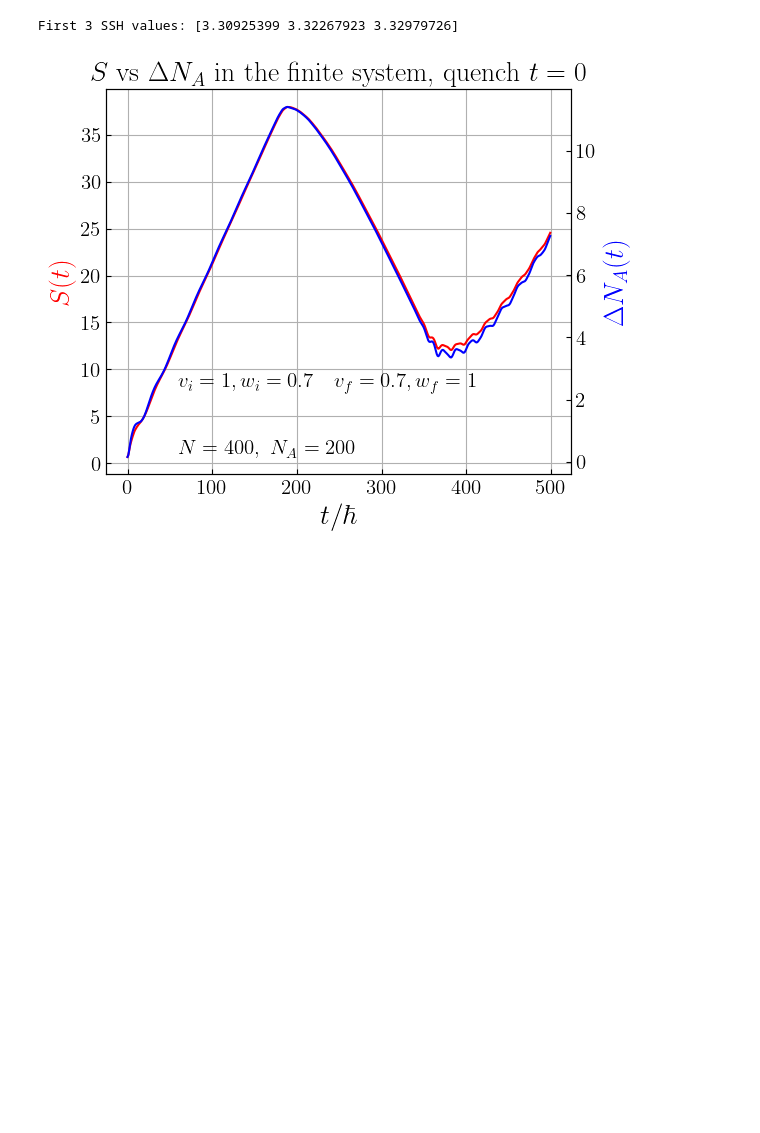
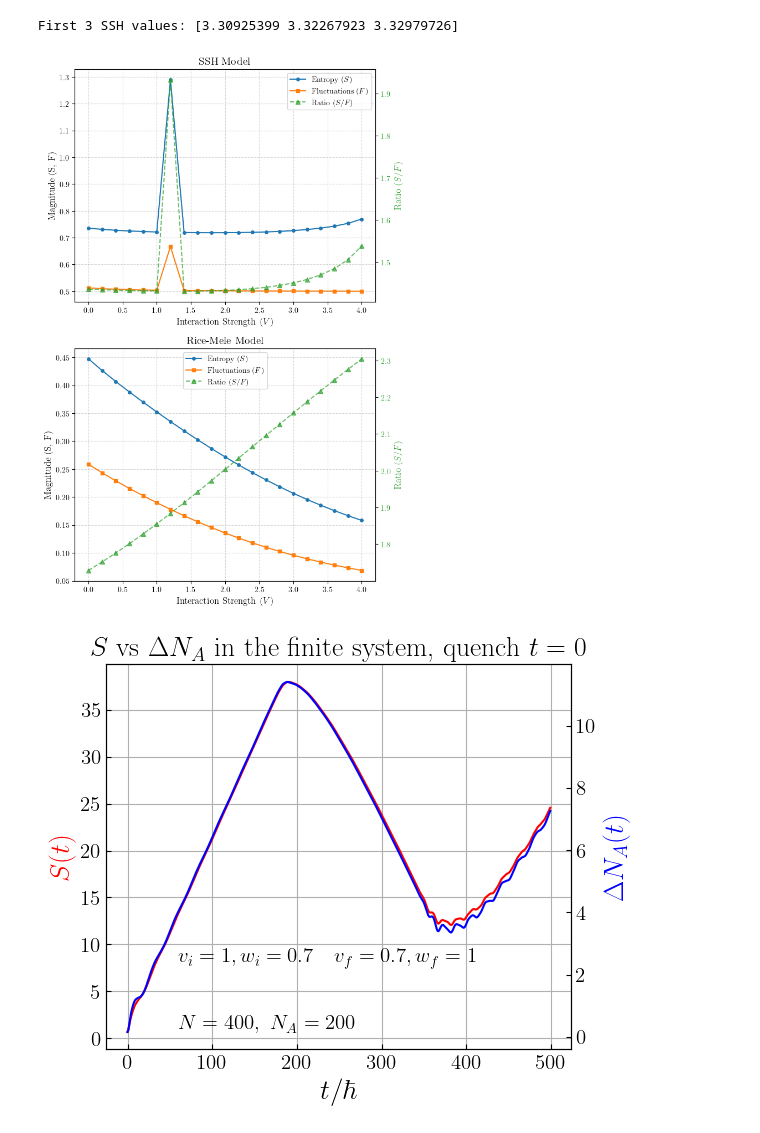
Before and after one commit to artalink7/SSH-Analysis, a Jupyter notebook: plot/plots.ipynb, the cells around one changed output. Drawn from its saved outputs; the diff is of its cells as text; code cells hidden in the pictures; blank space fills up the shorter version.

```diff
--- a/plot/plots.ipynb
+++ b/plot/plots.ipynb
@@ -491,3 +546,7 @@ def comparison_data_entropy_vs_var_quench():
+# %%
+plot_entropy_variance_interacting_system()
+# %% [output]
+[figure, added]
 # %%
 comparison_data_entropy_vs_var_quench()
 # %% [output]
```
Also changed, not shown: parts of 1 cell of this notebook, 5 other files.
